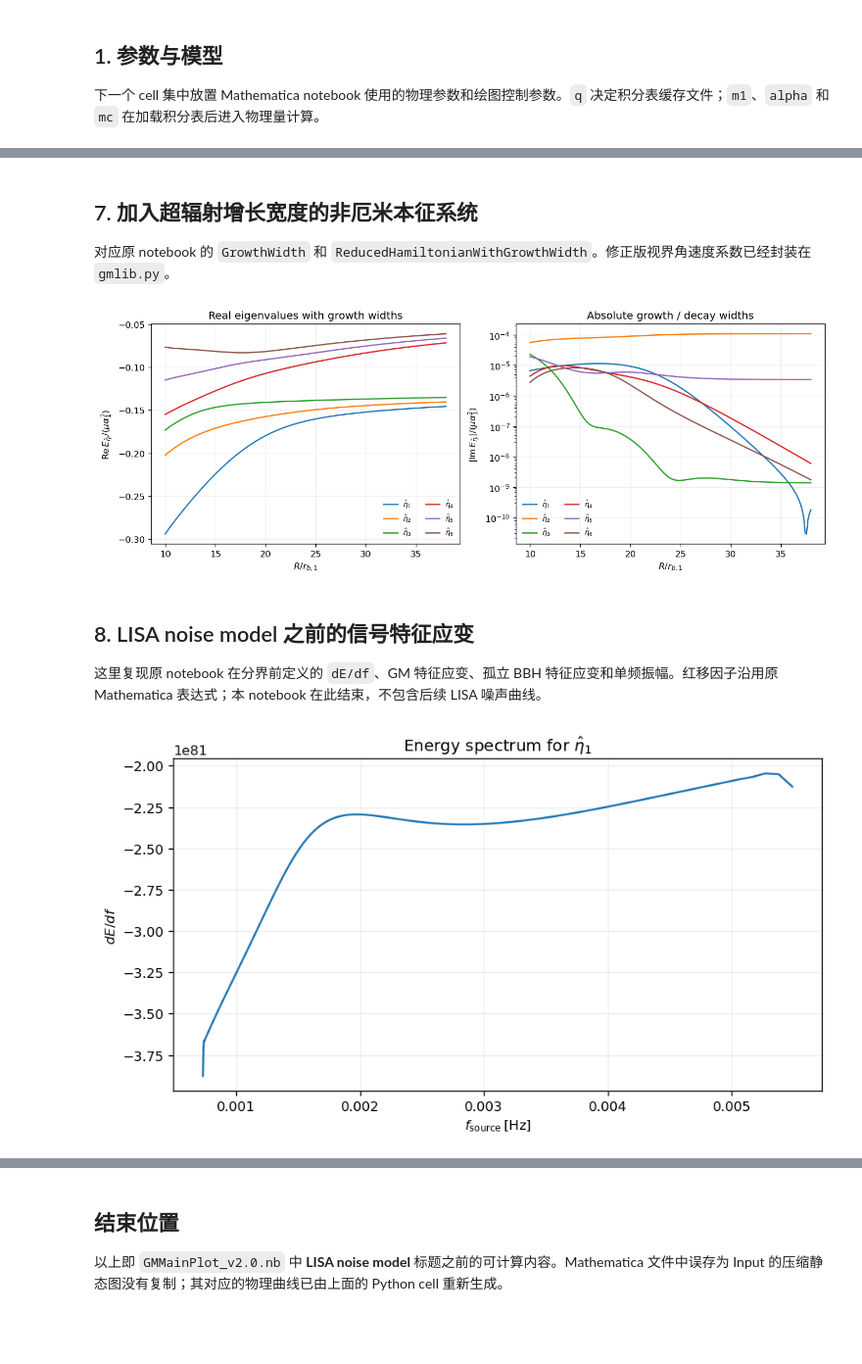
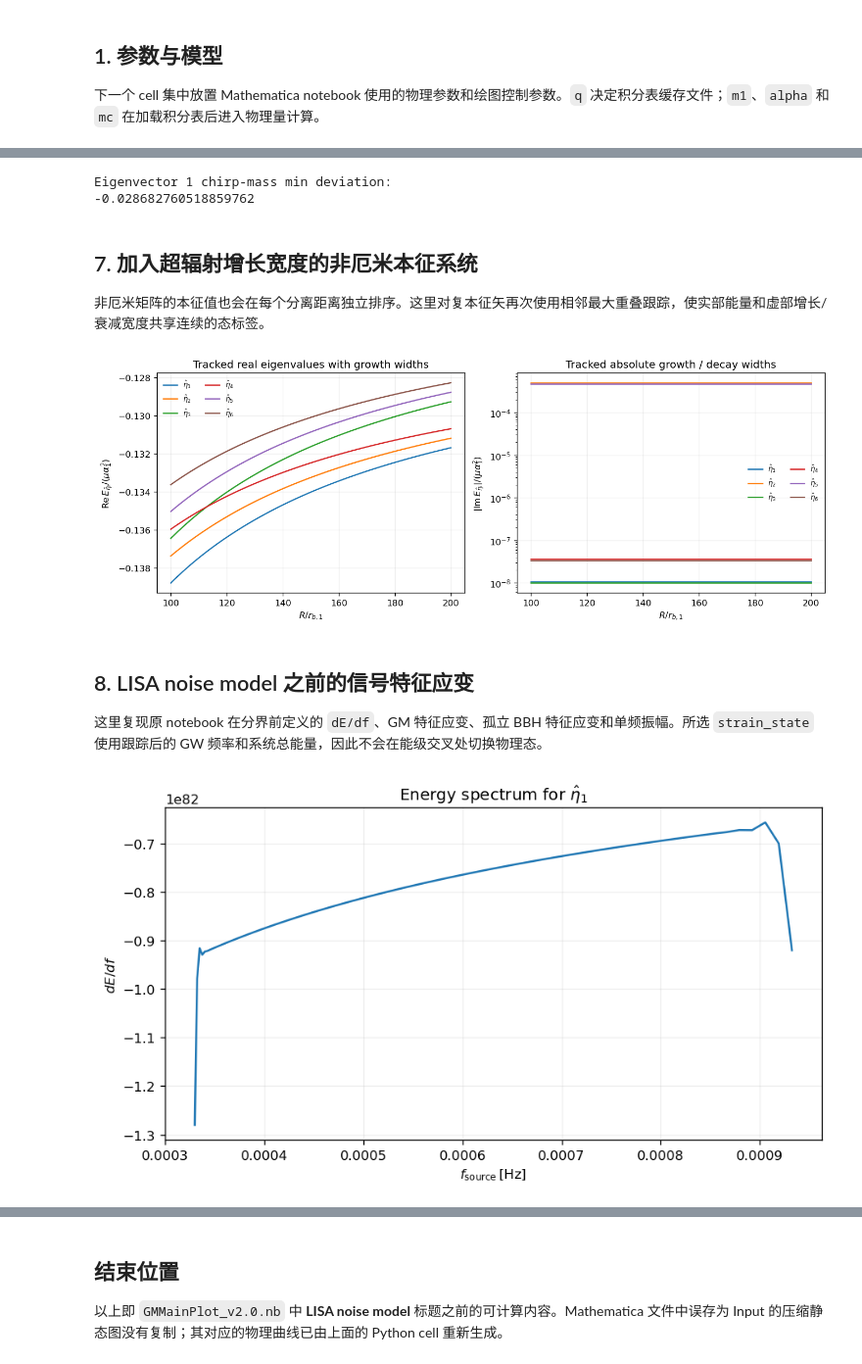
Before and after one commit to davidliuyh/GM, a Jupyter notebook: src/plot.ipynb, the cells around one changed output, grey strips where cells are left out. Shown at 98% size. Drawn from its saved outputs; the diff is of its cells as text; code cells hidden in the pictures; blank space fills up the shorter version.

```diff
--- a/src/plot.ipynb
+++ b/src/plot.ipynb
@@ -39,14 +41,14 @@ PosixPath('/global/u1/l/liuyh15/WorkSpace/GM')
 下一个 cell 集中放置 Mathematica notebook 使用的物理参数和绘图控制参数。`q` 决定积分表缓存文件；`m1`、`alpha` 和 `mc` 在加载积分表后进入物理量计算。
 # %%
 # ===== User parameters: edit this cell =====
-q = 0.5                # mass ratio m2 / m1
+q = 0.99                # mass ratio m2 / m1
 m1 = 100.0               # primary black-hole mass [solar masses]
-alpha = 0.06             # gravitational fine-structure constant
-mc = 0.01                 # cloud mass / m1
+alpha = 0.1             # gravitational fine-structure constant
+mc = 0.1                 # cloud mass / m1
 
-number = 200             # separation samples
-x_start = 10.0           # R / r_b1
-x_end = 38.0
+number = 100             # separation samples
+x_start = 100.0           # R / r_b1
+x_end = 200.0
 evolution_samples = 2_000
 strain_state = 0         # zero-based eigenstate index
 redshift = 0.5
@@ -150,5 +210,7 @@ Mathematica 原代码用符号阈值修补本征矢曲线。这里用相邻本
 # %%
-aligned_vectors = align_eigenvector_signs(model.eigenvectors)
+tracked_eigenvalues, aligned_vectors, eigenstate_permutations = track_eigensystem(
+    model.eigenvalues, model.eigenvectors
+)
 fig, axes = plt.subplots(2, 3, figsize=(13, 7), sharex=True, sharey=True)
 for state, ax in enumerate(axes.flat):
     for component, label in enumerate(basis_labels):
@@ -306,26 +505,56 @@ plt.show()
+# %%
+print('Eigenvector 1 chirp-mass min deviation:')
+print(np.min(evolutions[0].chirp_deviation))
+# %% [output]
+Eigenvector 1 chirp-mass min deviation:
+-0.028682760518859762
 # %% [markdown]
 ## 7. 加入超辐射增长宽度的非厄米本征系统
 
-对应原 notebook 的 `GrowthWidth` 和 `ReducedHamiltonianWithGrowthWidth`。修正版视界角速度系数已经封装在 `gmlib.py`。
+非厄米矩阵的本征值也会在每个分离距离独立排序。这里对复本征矢再次使用相邻最大重叠跟踪，使实部能量和虚部增长/衰减宽度共享连续的态标签。
 # %%
-growth_axes = plot_growth_eigensystem(
-    model, spin_primary=1.0, spin_secondary=1.0
+growth_values, growth_vectors = model.eigensystem_with_growth(
+    spin_primary=1.0, spin_secondary=1.0
 )
-growth_axes[0].set_title('Real eigenvalues with growth widths')
-growth_axes[1].set_title('Absolute growth / decay widths')
+tracked_growth_values, tracked_growth_vectors, growth_permutations = (
+    track_eigensystem(growth_values, growth_vectors)
+)
+tracked_growth_values = tracked_growth_values / scale
+
+fig, growth_axes = plt.subplots(
+    1, 2, figsize=(11.5, 4.2), constrained_layout=True
+)
+for state, label in enumerate(state_labels):
+    growth_axes[0].plot(x, tracked_growth_values[:, state].real, label=label)
+    growth_axes[1].plot(
+        x, np.abs(tracked_growth_values[:, state].imag), label=label
+    )
+growth_axes[0].set(
+    xlabel=r"$R/r_{b,1}$",
+    ylabel=r"$\mathrm{Re}\,E_{\hat{\eta}_i}/(\mu\alpha_1^2)$",
+    title="Tracked real eigenvalues with growth widths",
+)
+growth_axes[1].set(
+    xlabel=r"$R/r_{b,1}$",
+    ylabel=r"$|\mathrm{Im}\,E_{\hat{\eta}_i}|/(\mu\alpha_1^2)$",
+    yscale="log",
+    title="Tracked absolute growth / decay widths",
+)
+for ax in growth_axes:
+    ax.legend(fontsize=8, ncol=2)
 plt.show()
 # %% [output]
-[figure, old version]
+[figure, new version]
 # %% [markdown]
 ## 8. LISA noise model 之前的信号特征应变
 
-这里复现原 notebook 在分界前定义的 `dE/df`、GM 特征应变、孤立 BBH 特征应变和单频振幅。红移因子沿用原 Mathematica 表达式；本 notebook 在此结束，不包含后续 LISA 噪声曲线。
+这里复现原 notebook 在分界前定义的 `dE/df`、GM 特征应变、孤立 BBH 特征应变和单频振幅。所选 `strain_state` 使用跟踪后的 GW 频率和系统总能量，因此不会在能级交叉处切换物理态。
 # %%
 if strain_state not in range(6):
     raise ValueError('strain_state must be in range(6)')
 
-frequency_planck = model.gw_frequency[:, strain_state]
-system_energy = model.system_energies_lab[:, strain_state]
+frequency_planck = tracked_frequency[:, strain_state]
+system_energy = tracked_system_energies_lab[:, strain_state]
 energy_spline = CubicSpline(x, system_energy)
 frequency_spline = CubicSpline(x, frequency_planck)
 denergy_dfrequency = energy_spline.derivative()(x) / frequency_spline.derivative()(x)
@@ -377,7 +606,7 @@ monochromatic_amplitude = (
     * (np.pi * PLANCK_TIME_S * detector_frequency_hz) ** (2.0 / 3.0)
 )
 # %% [output]
-[figure, old version]
+[figure, new version]
 # %%
 fig, ax = plt.subplots(figsize=(8, 4.8), constrained_layout=True)
 ax.plot(detector_frequency_hz, hc_gm, label='GM')
```
Also changed, not shown: parts of 17 cells of this notebook.
